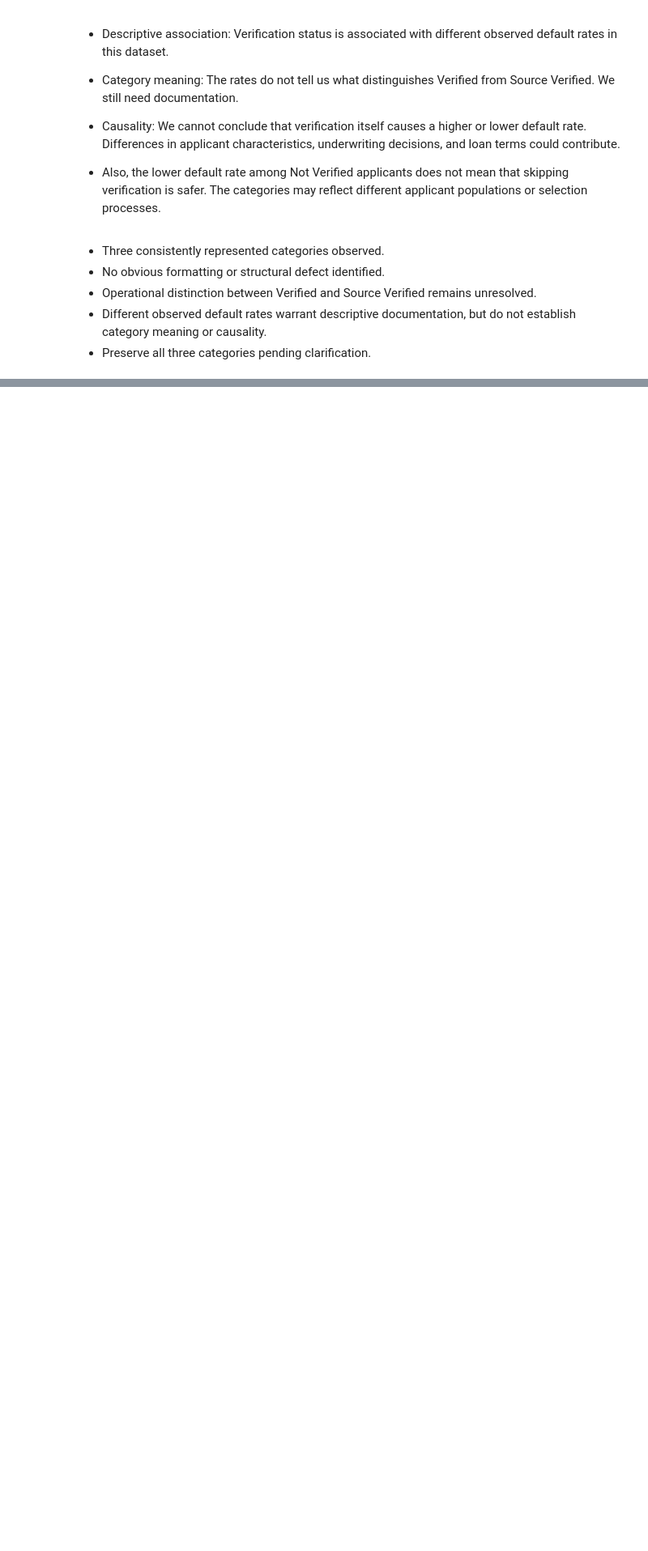
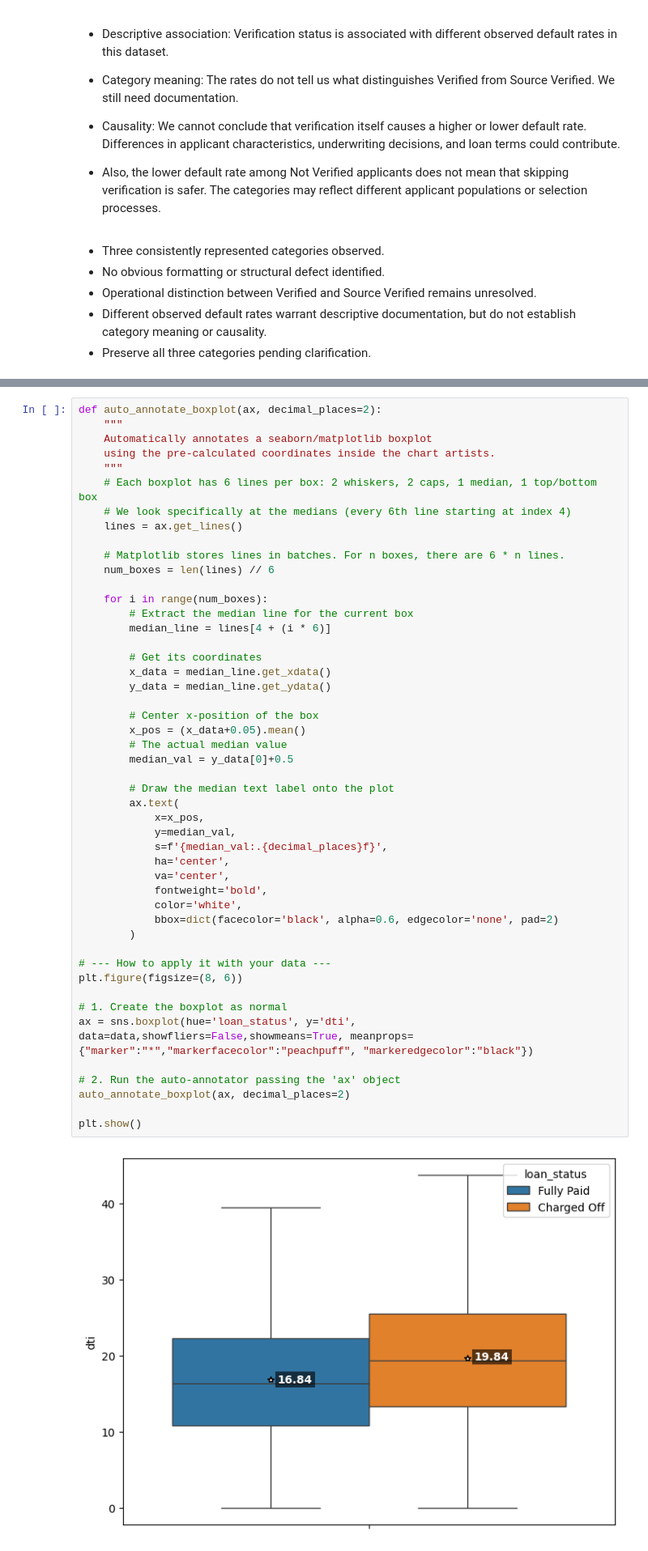
Before and after one commit to sri9079/Loan_tap, a Jupyter notebook: loan_tap_Case Study.ipynb, the cells around one changed output, grey strips where cells are left out. Shown at 81% size. Cells and saved outputs as stored; diff of their text form; blank space fills up the shorter version.

```diff
--- a/loan_tap_Case Study.ipynb
+++ b/loan_tap_Case Study.ipynb
@@ -1776,0 +1898,50 @@ pd.crosstab(data['verification_status'], data['loan_status'], normalize='index')
+# %%
+def auto_annotate_boxplot(ax, decimal_places=2):
+    """
+    Automatically annotates a seaborn/matplotlib boxplot
+    using the pre-calculated coordinates inside the chart artists.
+    """
+    # Each boxplot has 6 lines per box: 2 whiskers, 2 caps, 1 median, 1 top/bottom box
+    # We look specifically at the medians (every 6th line starting at index 4)
+    lines = ax.get_lines()
+
+    # Matplotlib stores lines in batches. For n boxes, there are 6 * n lines.
+    num_boxes = len(lines) // 6
+
+    for i in range(num_boxes):
+        # Extract the median line for the current box
+        median_line = lines[4 + (i * 6)]
+
+        # Get its coordinates
+        x_data = median_line.get_xdata()
+        y_data = median_line.get_ydata()
+
+        # Center x-position of the box
+        x_pos = (x_data+0.05).mean()
+        # The actual median value
+        median_val = y_data[0]+0.5
+
+        # Draw the median text label onto the plot
+        ax.text(
+            x=x_pos,
+            y=median_val,
+            s=f'{median_val:.{decimal_places}f}',
+            ha='center',
+            va='center',
+            fontweight='bold',
+            color='white',
+            bbox=dict(facecolor='black', alpha=0.6, edgecolor='none', pad=2)
+        )
+
+# --- How to apply it with your data ---
+plt.figure(figsize=(8, 6))
+
+# 1. Create the boxplot as normal
+ax = sns.boxplot(hue='loan_status', y='dti', data=data,showfliers=False,showmeans=True, meanprops={"marker":"*","markerfacecolor":"peachpuff", "markeredgecolor":"black"})
+
+# 2. Run the auto-annotator passing the 'ax' object
+auto_annotate_boxplot(ax, decimal_places=2)
+
+plt.show()
+# %% [output]
+[figure, added]
```
Also changed, not shown: parts of 37 cells of this notebook, 1 other file.
